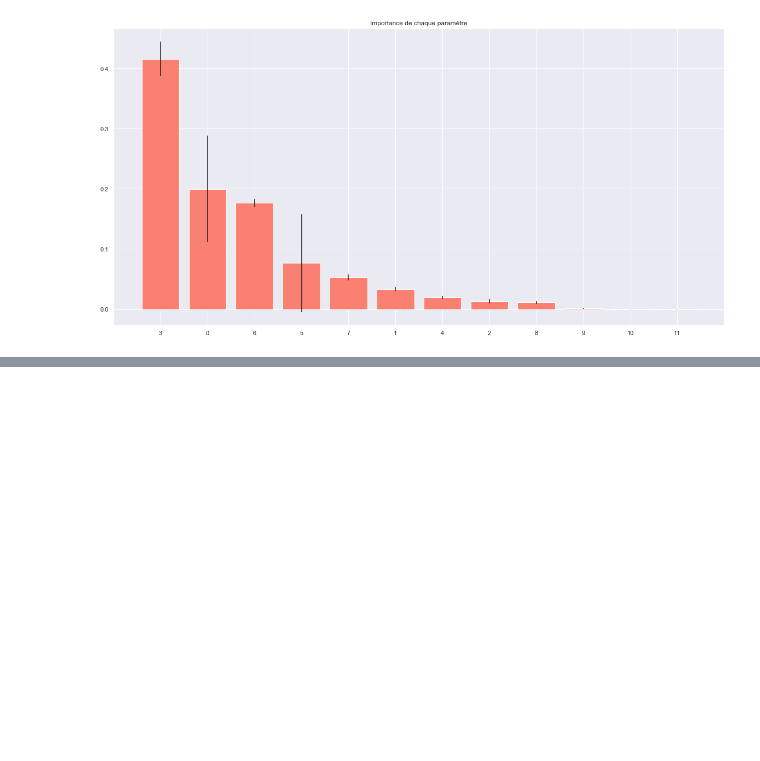
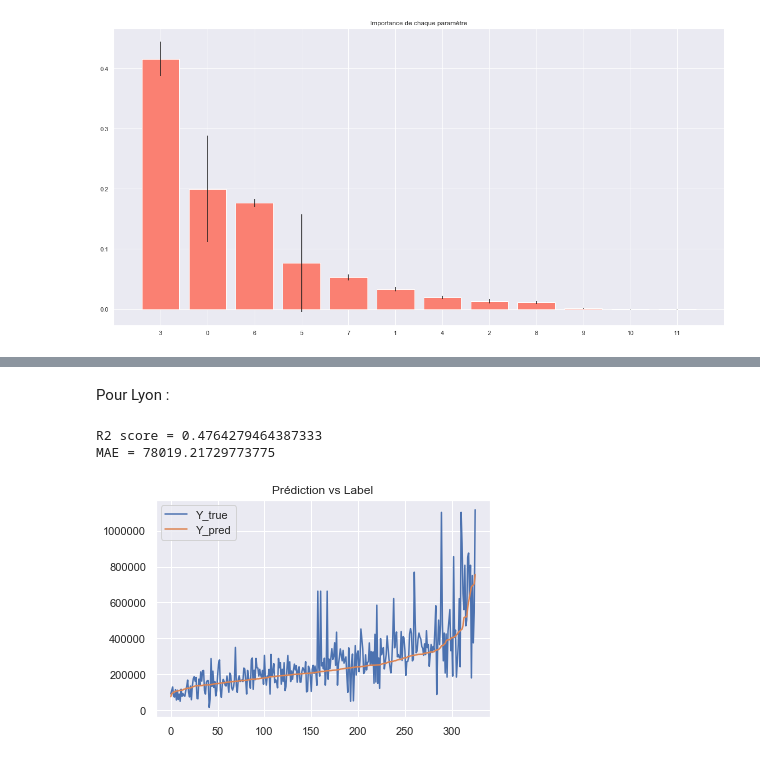
Before and after one commit to C18andre/CoveaModele, a Jupyter notebook: Presentation.ipynb, the cells around one changed output, grey strips where cells are left out. Saved outputs shown, nothing was run; the diff lists cells and outputs as text; code cells hidden in the pictures; blank space fills up the shorter version.

```diff
--- a/Presentation.ipynb
+++ b/Presentation.ipynb
@@ -292,0 +378,10 @@ MAE = 66285.3928384512
+# %% [markdown]
+Pour Lyon :
+# %%
+plotTest(test_lyon_xgb)
+#plotTest(test_lyon_rfr)
+#plotTest(test_lyon_nn)
+# %% [output]
+R2 score = 0.4764279464387333
+MAE = 78019.21729773775
+[figure, added]
```
Also changed, not shown: parts of 60 cells of this notebook.
